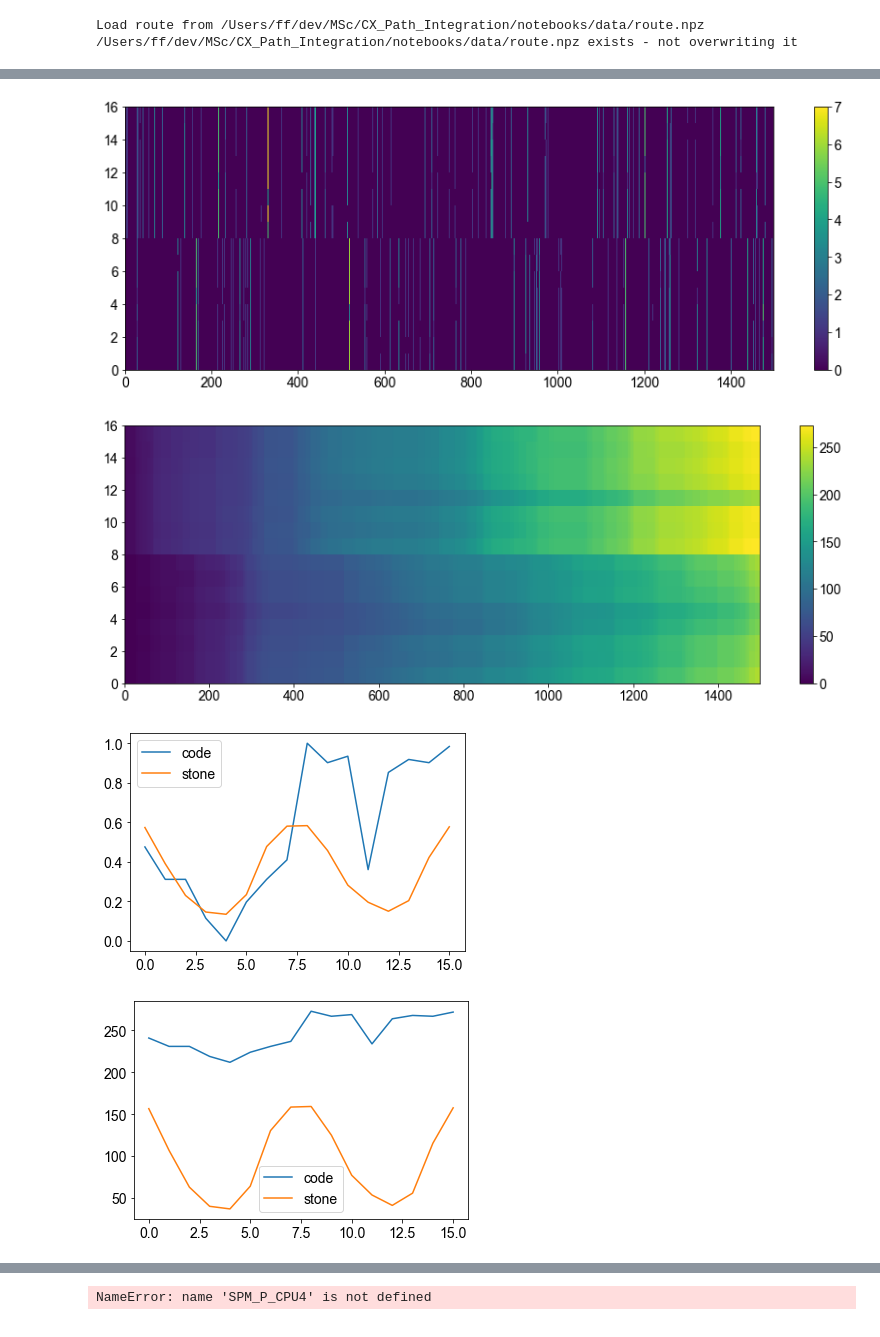
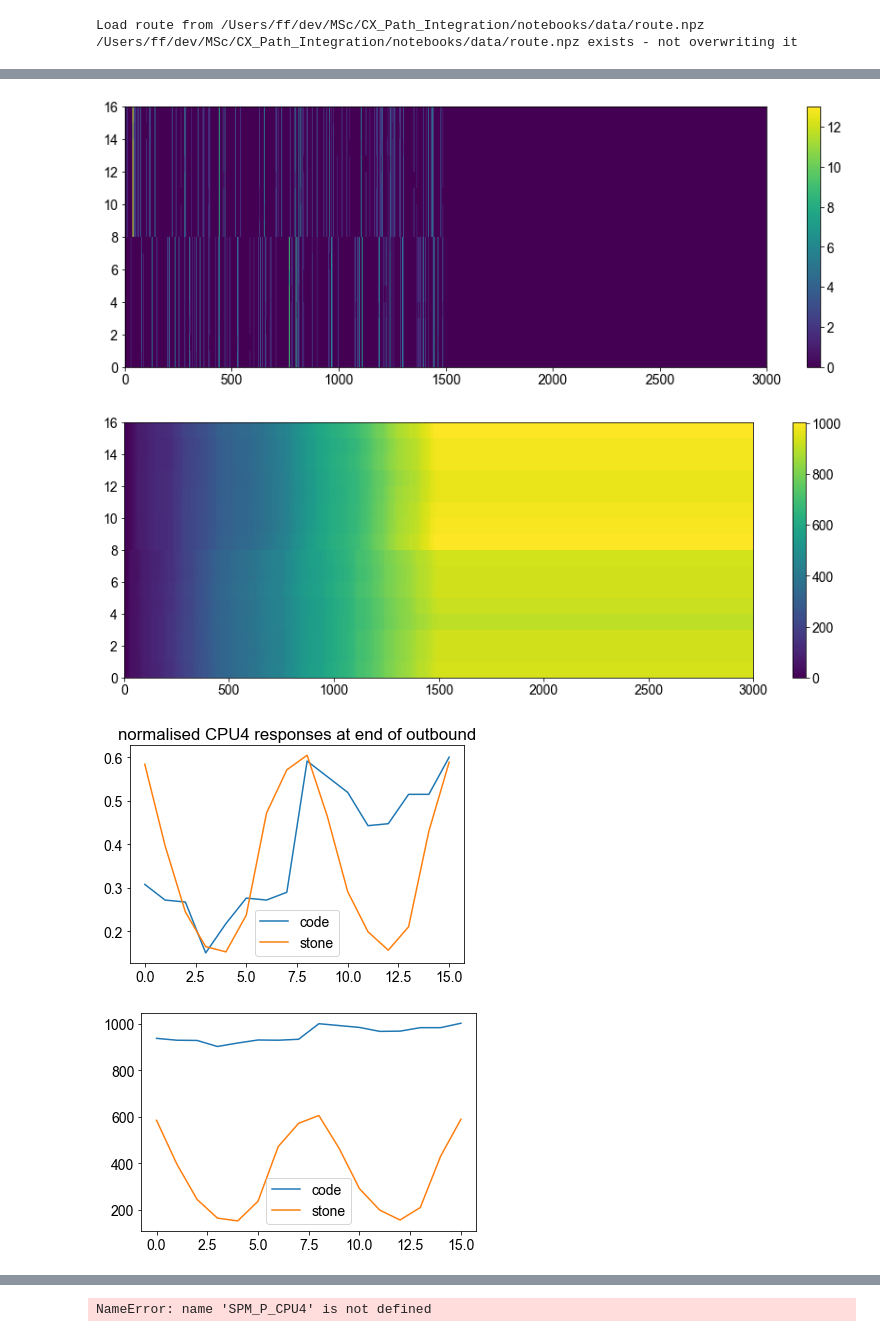
Before and after one commit to filippoferrari/CX_Path_Integration, a Jupyter notebook: notebooks/cpu4_analysis.ipynb, the cells around one changed output, grey strips where cells are left out. Saved outputs shown, nothing was run; the diff lists cells and outputs as text; code cells hidden in the pictures.

```diff
--- a/notebooks/cpu4_analysis.ipynb
+++ b/notebooks/cpu4_analysis.ipynb
@@ -30,6 +30,8 @@ import cx_spiking.optimisation.ng_optimiser as ng_optimiser
 ######################################
 route_file = os.path.join(os.environ.get('MSC_PROJECT'), 'notebooks/data/route.npz')
 T_outbound = 1500
+T_inbound = 1500
+T = T_outbound+T_inbound
 
 h, v, = cx_spiking.inputs.generate_route(T_outbound=1500, vary_speed=True, route_file=route_file, load_route=True)
 
@@ -38,9 +40,11 @@ cx_spiking.inputs.save_route(route_file, h, v, save_route=True)
 # Convert headings
 headings = cx_spiking.inputs.compute_headings(h, N=N_TL2//2, vmin=5, vmax=100)
 headings = np.tile(headings, 2)
+headings = np.concatenate((headings, np.zeros((T_inbound, headings.shape[1]))), axis=0)
 
 # Convert velocity into optical flow
 flow = cx_spiking.inputs.compute_flow(h, v, baseline=50, vmin=0, vmax=50)
+flow = np.concatenate((flow, np.zeros((T_inbound, flow.shape[1]))), axis=0)
 
 
 ######################################
@@ -51,7 +55,7 @@ cx = cx_rate.CXRatePontin(noise=noise)
 
 h, v, cx_log, cpu4_snapshot = trials.run_trial(logging=True,
                                                T_outbound=T_outbound,
-                                               T_inbound=0,
+                                               T_inbound=T_inbound,
                                                noise=noise,
                                                cx=cx,
                                                route=(h[:T_outbound], v[:T_outbound]))
@@ -113,24 +119,29 @@ S_TN2_CPU4 = nc.connect_synapses(G_TN2, G_CPU4, W_TN2_CPU4, model=synapses_model
                                  params=fitted_synapses, on_pre=synapses_eqs_ex)
 # %%
 global CPU4_memory, CPU4_memory_history
-CPU4_memory_history = np.zeros((T_outbound,N_CPU4))
+CPU4_memory_history = np.zeros((T, N_CPU4))
 CPU4_memory = np.zeros(N_CPU4)
+
+def extract_spike_counts(SPM, t, time_step):
+    spike_trains = SPM.spike_trains()
+    neurons = np.zeros(len(SPM.spike_trains()), dtype=int)
+    for idx in range(len(spike_trains)):
+        spike_train = spike_trains[idx]
+        neurons[idx] = len(spike_train[(spike_train > t-time_step*ms) & (spike_train < t)])
+    return neurons
 
 @network_operation(dt=time_step*ms)
 def CPU4_accumulator(t):
     global CPU4_memory, CPU4_memory_history
 
-    timestep = int((t/ms) / time_step)
+    timestep = int((t/ms + 0.5) / time_step)
 
     if t < time_step*ms:
-        #heading_angles.append(0)
         return
     spike_trains = SPM_CPU4.spike_trains()
-    neurons = np.zeros(len(SPM_CPU4.spike_trains()))
-    for idx in range(len(spike_trains)):
-        spike_train = spike_trains[idx]
-        neurons[idx] = len(spike_train[(spike_train > t-time_step*ms) & (spike_train < t)])
+    neurons = extract_spike_counts(SPM_CPU4, t, time_step)
 
     mem_update = neurons
     CPU4_memory_history[timestep,:] += mem_update
     CPU4_memory += mem_update
+    #CPU4_memory -= 0.25
@@ -184,30 +169,31 @@ Wall time: 2min 9s
 # %%
 plt.figure(figsize=(15,5))
 plt.pcolormesh(CPU4_memory_history.T)
 plt.colorbar()
 plt.show()
 plt.figure(figsize=(15,5))
 plt.pcolormesh(np.cumsum(CPU4_memory_history.T, axis=1))
 plt.colorbar()
 plt.show()
 
 
-plt.plot(cx_spiking.inputs.normalise_range(CPU4_memory, vmin=0, vmax=1), label='code')
-plt.plot(cx_log.memory[:,-1], label='stone')
+plt.plot(cx_spiking.inputs.normalise_range(CPU4_memory, vmin=0.15, vmax=0.6), label='code')
+plt.plot(cx_log.memory[:,T_outbound-1], label='stone')
+plt.title('normalised CPU4 responses at end of outbound')
 plt.legend()
 plt.show()
 
 plt.plot(CPU4_memory, label='code')
-plt.plot(cx_log.memory[:,-1]*CPU4_memory.max(), label='stone')
+plt.plot(cx_log.memory[:,T_outbound-1]*CPU4_memory.max(), label='stone')
 plt.legend()
 plt.show()
 
 
 print(SPM_CPU4.count)
 tmp = cx_log.memory[:,-1]
 print(tmp.reshape((2,-1)))
 # %% [output]
-[figure, old version]
+[figure, new version]
-[figure, old version]
+[figure, new version]
-[figure, old version]
+[figure, new version]
-[figure, old version]
+[figure, new version]
```
Also changed, not shown: parts of 11 cells of this notebook, 1 other file.
